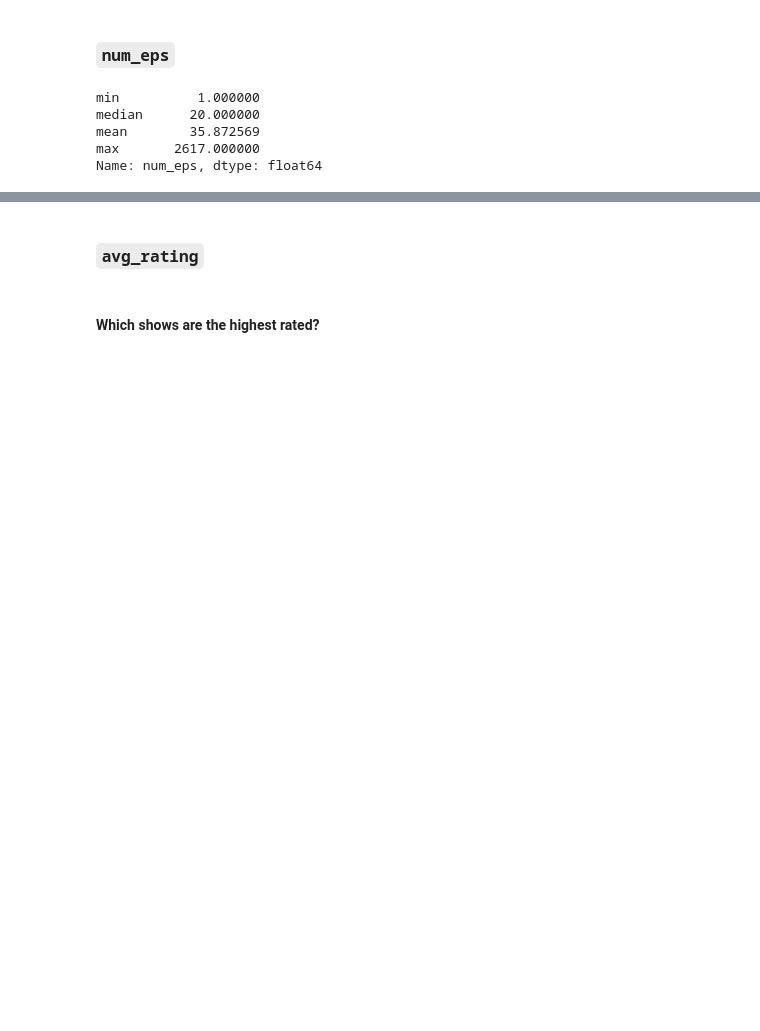
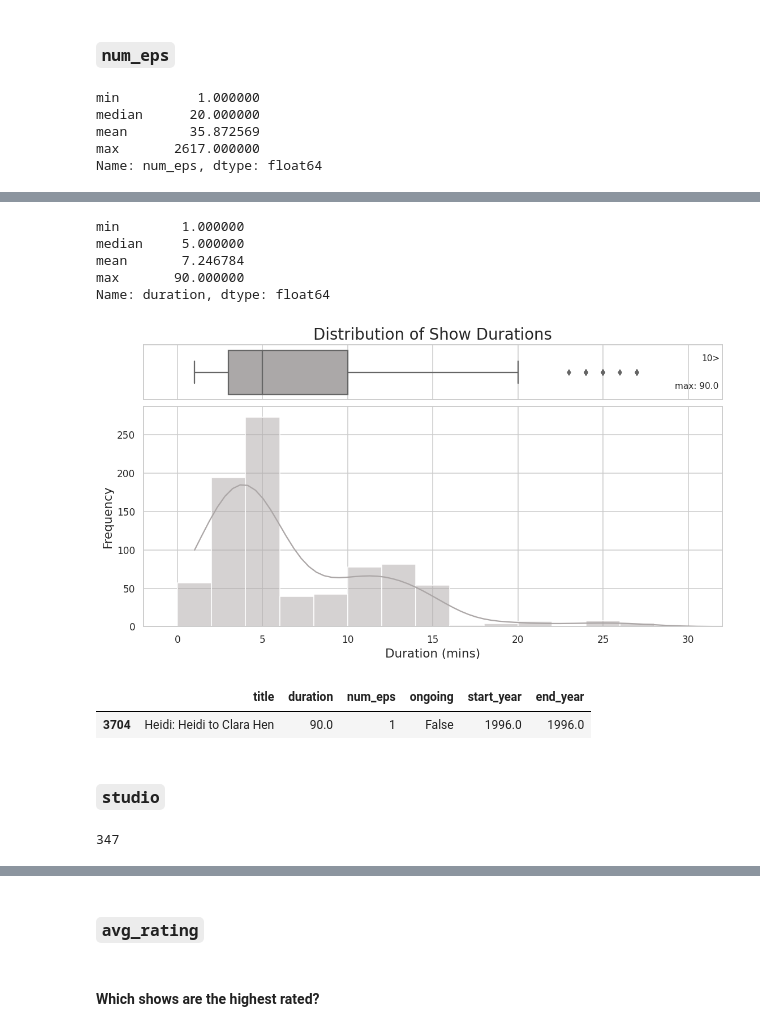
Before and after one commit to alancmathew/anime-recommendation-engine, a Jupyter notebook: notebooks/08_exploratoryDataAnalysis.ipynb, the cells around one changed output, grey strips where cells are left out. Cells and saved outputs as stored; diff of their text form; code cells hidden in the pictures; blank space fills up the shorter version.

```diff
--- a/notebooks/08_exploratoryDataAnalysis.ipynb
+++ b/notebooks/08_exploratoryDataAnalysis.ipynb
@@ -89,0 +105,37 @@ anime.loc[anime['num_eps'] == anime['num_eps'].max(), ['title', 'num_eps', 'ongo
+# %%
+anime['duration'].agg(['min', 'median', 'mean', 'max'])
+# %% [output]
+min        1.000000
+median     5.000000
+mean       7.246784
+max       90.000000
+Name: duration, dtype: float64
+# %%
+fig, axs = plt.subplots(2, 1, sharex=True, gridspec_kw={"height_ratios": (.2, .8)}, figsize=(12, 6), dpi=110)
+fig.subplots_adjust(wspace=0, hspace=0.05)
+sns.set_theme(font_scale=1, style='whitegrid')
+sns.boxplot(x='duration', data=anime, color=grey, ax=axs[0])
+sns.histplot(x='duration', data=anime, kde=True, bins=range(0, 116, 2), color=grey, ax=axs[1])
+
+axs[0].set_title('Distribution of Show Durations', fontdict={'fontsize':18})
+axs[0].set_xlabel('')
+axs[0].text(x=30.8, y=-0.2, s=f"{anime.query('duration >= 32').shape[0]}>", fontdict={'fontsize':10})
+axs[0].text(x=29.2, y=0.3, s=f"max: {anime['duration'].max()}", fontdict={'fontsize':10})
+
+axs[1].set_xlabel('Duration (mins)', fontdict={'fontsize':14})
+axs[1].set_ylabel('Frequency', fontdict={'fontsize':14})
+axs[1].set_xlim(-2, 32)
+plt.show()
+# %% [output]
+[figure, added]
+# %%
+anime.loc[anime['duration'] == anime['duration'].max(), ['title', 'duration', 'num_eps', 'ongoing', 'start_year', 'end_year']]
+# %% [output]
+|  | title | duration | num_eps | ongoing | start_year | end_year |
+| 3704 | Heidi: Heidi to Clara Hen | 90.0 | 1 | False | 1996.0 | 1996.0 |
+# %% [markdown]
+### `studio`
+# %%
+anime['studio'].nunique()
+# %% [output]
+347
```
Also changed, not shown: parts of 19 cells of this notebook, 1 other file.
